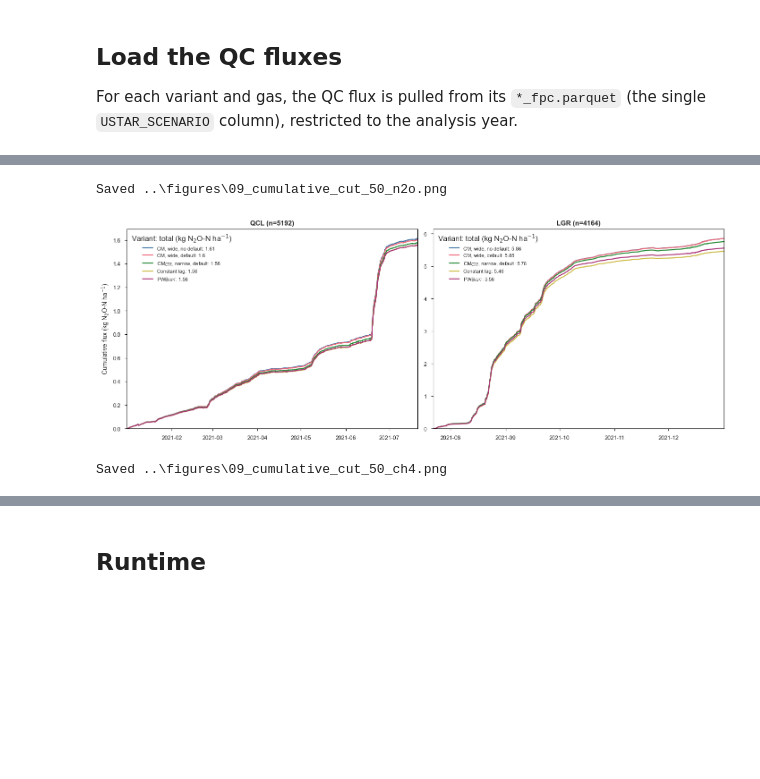
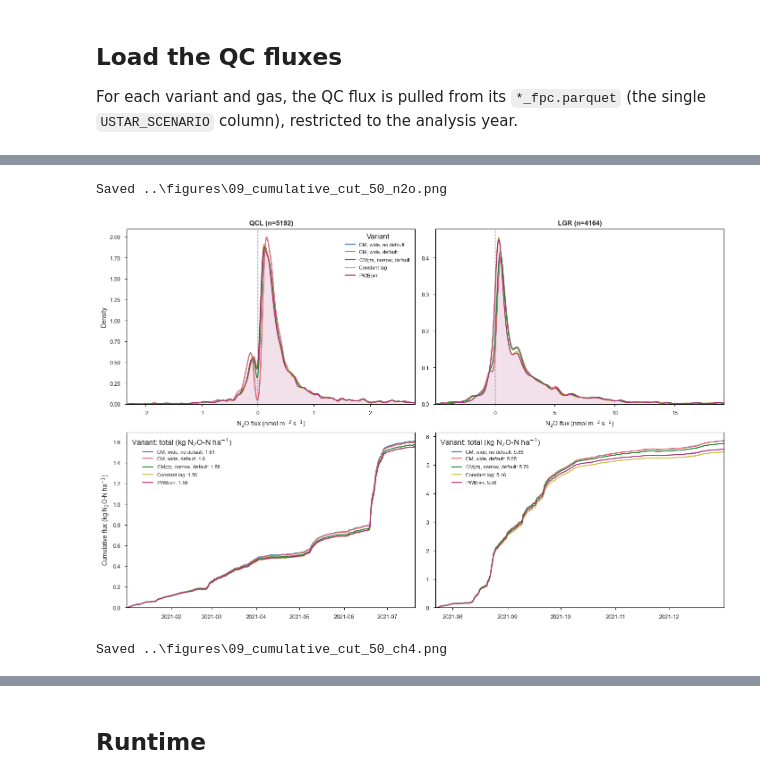
Before and after one commit to holukas/ms-timelag-comparison, a Jupyter notebook: notebooks/09_cumulative_qc_fluxes.ipynb, the cells around one changed output, grey strips where cells are left out. Drawn from its saved outputs; the diff is of its cells as text; code cells hidden in the pictures; blank space fills up the shorter version.

```diff
--- a/notebooks/09_cumulative_qc_fluxes.ipynb
+++ b/notebooks/09_cumulative_qc_fluxes.ipynb
@@ -159,44 +180,97 @@ differences between variants are read directly.
 # %%
 def style_axes(ax):
     """Black spines, short outward ticks, no grid."""
     ax.grid(False)
     for spine in ax.spines.values():
         spine.set_color("black")
         spine.set_linewidth(0.8)
     ax.tick_params(which="major", length=3.5, width=0.8, direction="out", color="black")
 
 
+DENS_IQR = 6          # density x-range: median +/- this many IQR of the pooled flux
+KDE_N = 400           # points on the density x-grid
+KDE_BW_FACTOR = 0.5   # smoothing: smaller = sharper (resolves the near-zero dip)
+
+
+def flux_kde(x, xs):
+    """KDE of a flux sample on xs with a robust, lightly smoothed bandwidth. scipy's
+    default scales the bandwidth by the standard deviation, which the heavy-tailed
+    covariance-maximization variants inflate, smearing away the sharp near-zero
+    mirroring dip. Basing the bandwidth on min(std, IQR/1.349) and undersmoothing
+    (KDE_BW_FACTOR < 1) keeps that bimodal structure visible."""
+    x = np.asarray(x, dtype=float)
+    std = float(x.std())
+    q75, q25 = np.percentile(x, [75, 25])
+    robust = min(std, (q75 - q25) / 1.349) if q75 > q25 else std
+    if std == 0 or robust == 0:
+        robust = std = 1.0  # degenerate guard (does not occur for real flux)
+    bw = KDE_BW_FACTOR * x.size ** (-1 / 5) * robust / std  # effective bw = factor*robust
+    return gaussian_kde(x, bw_method=bw)(xs)
+
+
 for gas, v in GASES.items():
-    factor, cum_unit = v["factor"], v["cum_unit"]
-    fig, axes = plt.subplots(1, len(ANALYZERS), figsize=(14, 5),
+    factor, cum_unit, glabel = v["factor"], v["cum_unit"], v["label"]
+    fig, axes = plt.subplots(2, len(ANALYZERS), figsize=(14, 9),
                              constrained_layout=True, squeeze=False)
     for ci, (analyzer, codes) in enumerate(ANALYZERS.items()):
-        ax = axes[0, ci]
+        ax_den, ax_cum = axes[0, ci], axes[1, ci]
 
-        # Align the variants, keep only the common samples, then integrate the
-        # half-hourly flux into a cumulative mass.
+        # Align the variants and keep only the common (paired) samples, so the
+        # density distributions (top) and the cumulative budgets (bottom) describe
+        # exactly the same set of half-hours.
         frame = pd.DataFrame({code: qcflux[(code, gas)] for code in codes})
         common = frame.dropna(how="any")
+
+        # Row 1: flux density distribution per variant, a lightly smoothed kernel
+        # density line over the common samples (cf. Vitale et al. 2024, Fig. 7). A
+        # dashed line marks zero flux; the covariance-maximization variants lose
+        # mass around zero (the "mirroring" bias, a bimodal dip) while the PWB_OPT
+        # variant, drawn filled as the reference, keeps it. The x-range zooms to the
+        # bulk (median +/- DENS_IQR * IQR) and flux_kde undersmooths, so the dip is
+        # not smeared out by the heavy-tailed CM variants.
+        vals = common.to_numpy().ravel()
+        med = float(np.median(vals))
+        q75, q25 = np.percentile(vals, [75, 25])
+        iqr = q75 - q25
+        lo = max(med - DENS_IQR * iqr, float(vals.min()))
+        hi = min(med + DENS_IQR * iqr, float(vals.max()))
+        xs = np.linspace(lo, hi, KDE_N)
+        ax_den.axvline(0, color="0.4", ls="--", lw=1.0, zorder=0.5)
+        for code in codes:
+            num = variant_num(code)
+            dens = flux_kde(common[code].to_numpy(), xs)
+            if num == 5:  # PWB_OPT: fill as the reference method
+                ax_den.fill_between(xs, 0, dens, color=VAR_COLORS[num], alpha=0.15, lw=0)
+            ax_den.plot(xs, dens, lw=1.6, color=VAR_COLORS[num], label=VARIANT_NAMES[num])
+        ax_den.set_xlim(lo, hi)
+        ax_den.set_ylim(bottom=0)
+        ax_den.set_xlabel(f"{glabel} flux (nmol m$^{{-2}}$ s$^{{-1}}$)")
+        ax_den.set_title(f"{analyzer} (n={common.shape[0]})", fontweight="bold")
+        style_axes(ax_den)
+
+        # Row 2: cumulative budget per variant over the same common samples,
+        # integrated from the half-hourly flux into a cumulative mass. Each
+        # variant's overall total (final cumulative value) is shown in the legend.
         cum = common.cumsum() * factor
-
         for code in codes:
             num = variant_num(code)
             total = cum[code].iloc[-1] if len(cum) else float("nan")
-            ax.plot(cum.index, cum[code], lw=1.6, color=VAR_COLORS[num],
-                    label=f"{VARIANT_NAMES[num]}: {total:.3g}")
+            ax_cum.plot(cum.index, cum[code], lw=1.6, color=VAR_COLORS[num],
+                        label=f"{VARIANT_NAMES[num]}: {total:.3g}")
         if len(cum.index):
-            ax.set_xlim(cum.index.min(), cum.index.max())
-        ax.set_ylim(bottom=0)  # start the y-axis at exactly zero
-        ax.set_title(f"{analyzer} (n={common.shape[0]})", fontweight="bold")
-        style_axes(ax)
-        ax.legend(fontsize=8, loc="upper left", title=f"Variant: total ({cum_unit})")
+            ax_cum.set_xlim(cum.index.min(), cum.index.max())
+        ax_cum.set_ylim(bottom=0)  # start the y-axis at exactly zero
+        style_axes(ax_cum)
+        ax_cum.legend(fontsize=8, loc="upper left", title=f"Variant: total ({cum_unit})")
 
-    axes[0, 0].set_ylabel(f"Cumulative flux ({cum_unit})")
+    axes[0, 0].set_ylabel("Density")
+    axes[0, 0].legend(fontsize=8, loc="upper right", title="Variant")
+    axes[1, 0].set_ylabel(f"Cumulative flux ({cum_unit})")
     out = FIGDIR / f"09_cumulative_{USTAR_SCENARIO.lower()}_{gas.lower()}.png"
     fig.savefig(out, dpi=DPI, bbox_inches="tight")
     print(f"Saved {out}")
     plt.show()
 # %% [output]
 Saved ..\figures\09_cumulative_cut_50_n2o.png
-[figure, old version]
+[figure, new version]
 Saved ..\figures\09_cumulative_cut_50_ch4.png
```
Also changed, not shown: parts of 6 cells of this notebook, 2 other files.
